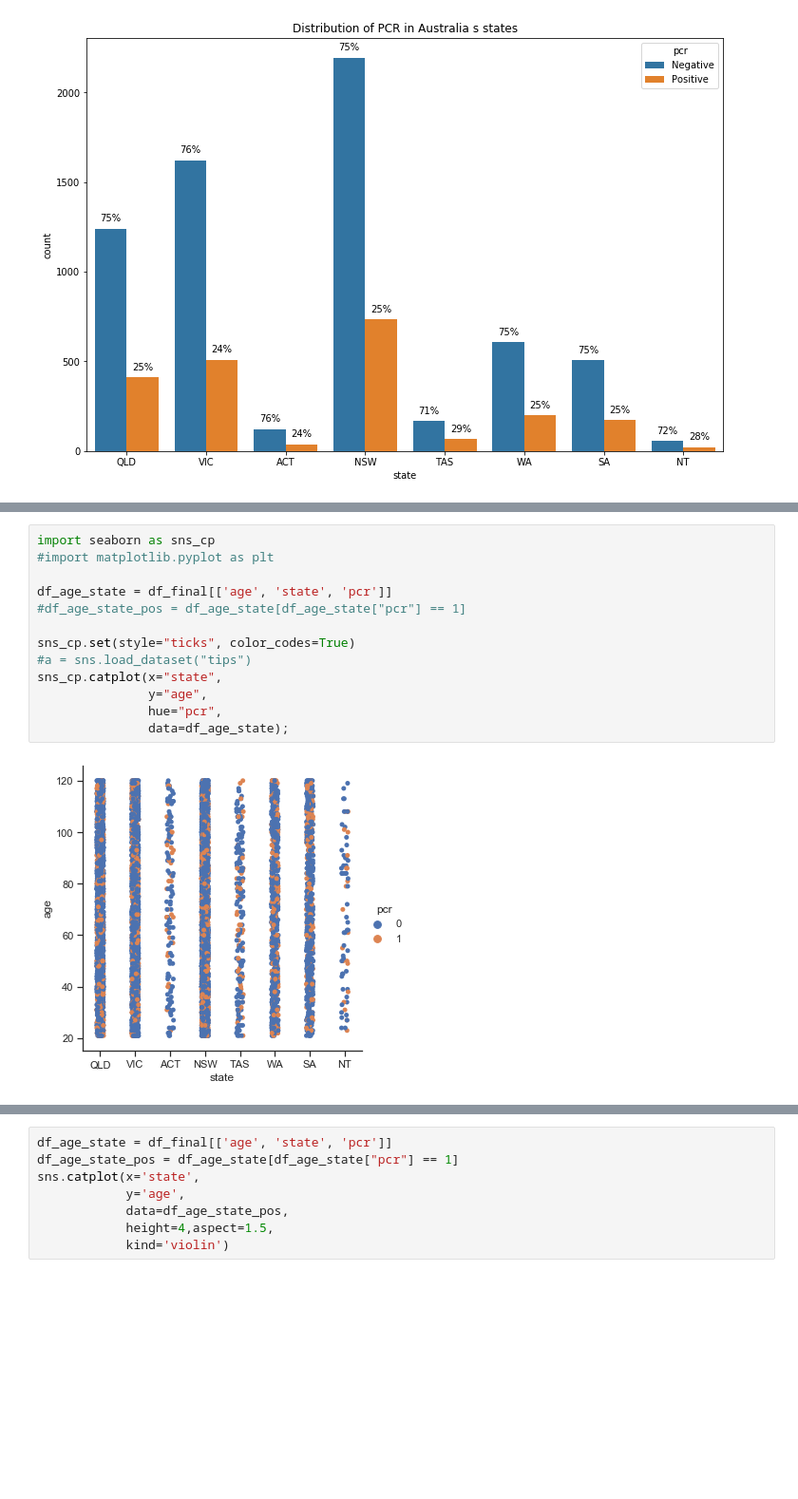
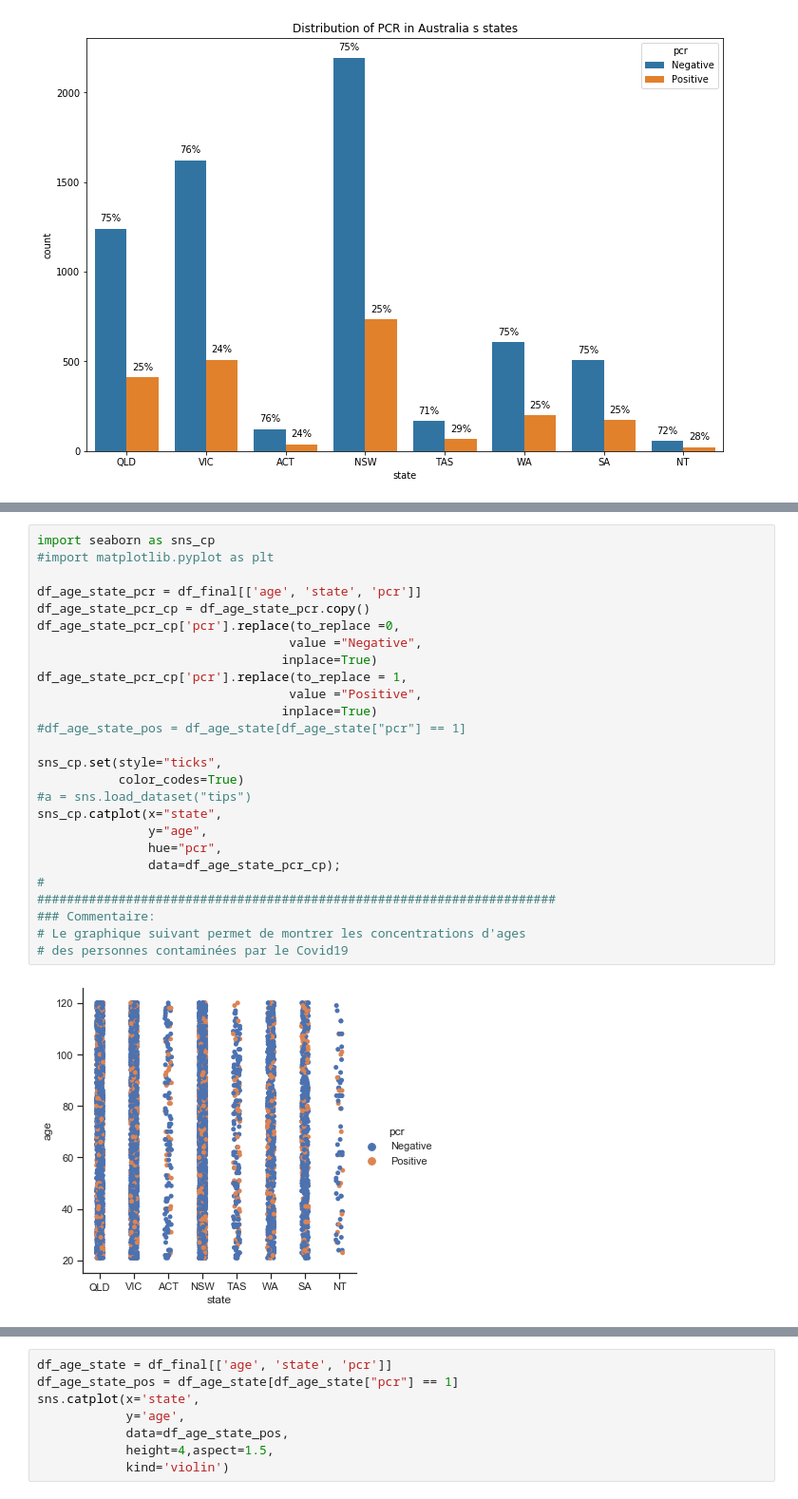
Before and after one commit to Y-EK/Data_Analytics_Python_Covid-19, a Jupyter notebook: data_analytics_NB.ipynb, the cells around one changed output, grey strips where cells are left out. Shown at 95% size. Saved outputs shown, nothing was run; the diff lists cells and outputs as text; blank space fills up the shorter version.

Commit message:
add comments about concentrations of age postive patients

```diff
--- a/data_analytics_NB.ipynb
+++ b/data_analytics_NB.ipynb
@@ -155,18 +163,31 @@ plt.legend(loc='upper right')
 # %%
 import seaborn as sns_cp
 #import matplotlib.pyplot as plt
 
-df_age_state = df_final[['age', 'state', 'pcr']]
+df_age_state_pcr = df_final[['age', 'state', 'pcr']]
+df_age_state_pcr_cp = df_age_state_pcr.copy()
+df_age_state_pcr_cp['pcr'].replace(to_replace =0,
+                                  value ="Negative",
+                                 inplace=True)
+df_age_state_pcr_cp['pcr'].replace(to_replace = 1,
+                                  value ="Positive",
+                                 inplace=True)
 #df_age_state_pos = df_age_state[df_age_state["pcr"] == 1]
 
-sns_cp.set(style="ticks", color_codes=True)
+sns_cp.set(style="ticks",
+           color_codes=True)
 #a = sns.load_dataset("tips")
 sns_cp.catplot(x="state",
                y="age",
                hue="pcr",
-               data=df_age_state);
+               data=df_age_state_pcr_cp);
+#
+######################################################################
+### Commentaire:
+# Le graphique suivant permet de montrer les concentrations d'ages
+# des personnes contaminées par le Covid19
 # %% [output]
-[figure, old version]
+[figure, new version]
 # %%
 df_age_state = df_final[['age', 'state', 'pcr']]
 df_age_state_pos = df_age_state[df_age_state["pcr"] == 1]
```
Also changed, not shown: parts of 5 cells of this notebook.
